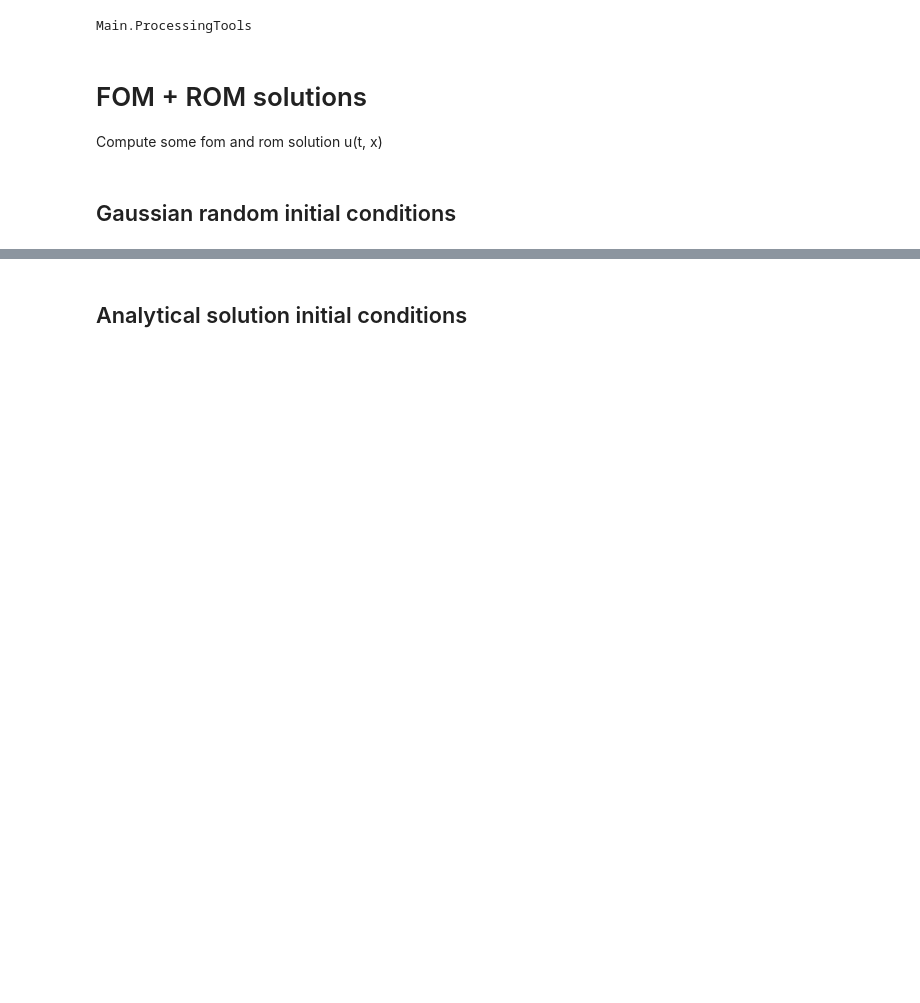
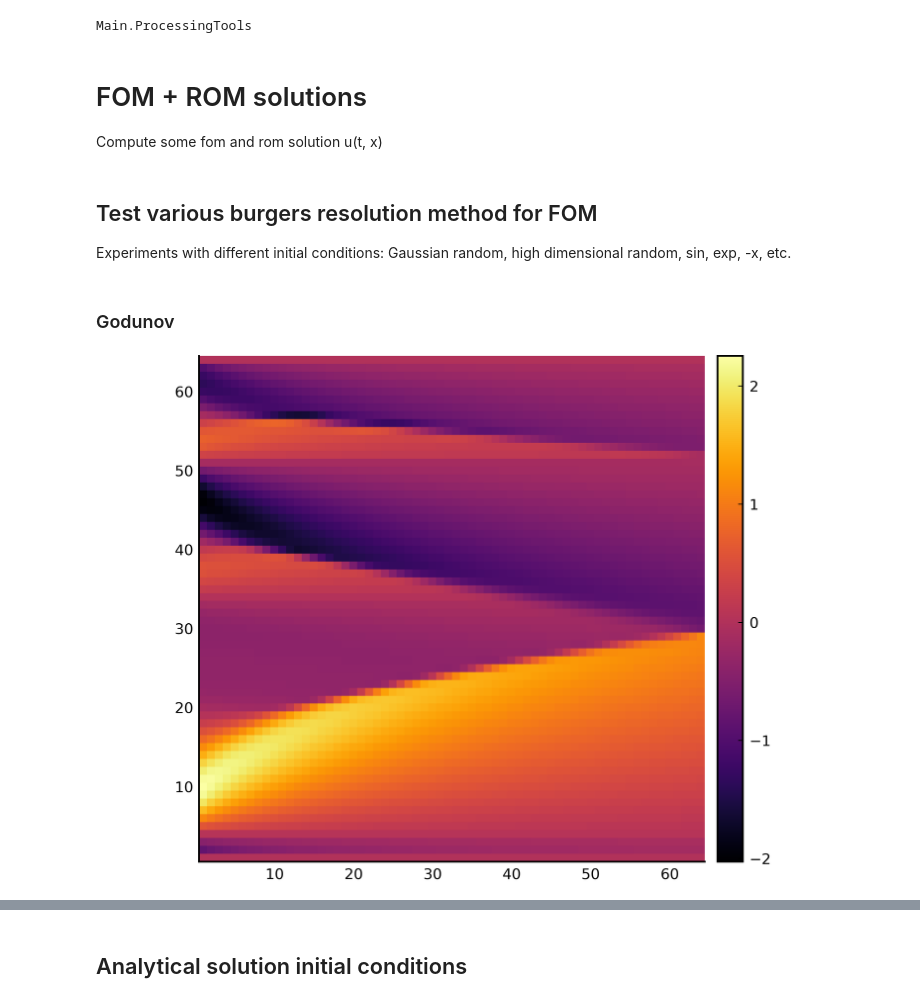
Before and after one commit to vdesgrange/closure-model, a Jupyter notebook: experiments/julia_src/neural_closure/burgers_equation_neural_ode.ipynb, the cells around one changed output, grey strips where cells are left out. Cells and saved outputs as stored; diff of their text form; code cells hidden in the pictures; blank space fills up the shorter version.

Commit message:
Update packages. Update julia notebook, generate hyper-parameter tuning plots.

```diff
--- a/experiments/julia_src/neural_closure/burgers_equation_neural_ode.ipynb
+++ b/experiments/julia_src/neural_closure/burgers_equation_neural_ode.ipynb
@@ -29,27 +29,34 @@ Main.ProcessingTools
 
 Compute some fom and rom solution u(t, x)
 # %% [markdown]
-## Gaussian random initial conditions
+## Test various burgers resolution method for FOM
+
+Experiments with different initial conditions: Gaussian random, high dimensional random, sin, exp, -x, etc.
 # %%
-t_max = 2.;
+t_max = 1.;
 t_min = 0.;
-x_max = 1.;
-x_min = -1.;
+x_max = pi;
+x_min = 0.;
 t_n = 64;
 x_n = 64;
 
-nu = 0.08;
+nu = 0.03;
 
 dt = round((t_max - t_min) / (t_n - 1), digits=8);
 dx = round((x_max - x_min) / (x_n - 1), digits=8);
 
 t = LinRange(t_min, t_max, t_n);
 x = LinRange(x_min, x_max, x_n);
+# %% [markdown]
+### Godunov
+# %%
+u0 = InitialFunctions.high_dim_random_init(t, x, 10);
+#u0 = exp.(-16 .* (x.^2));
+# u0 = InitialFunctions.advecting_shock(t, x, nu);
+# u0 = InitialFunctions.random_init(t, x);
+# u0 = -1 .* collect(x);
 # %%
-u0 = InitialFunctions.high_dim_random_init(t, x, 20);
-#u0 = exp.(-16 .* (x.^2));
-#u0 = InitialFunctions.advecting_shock(t, x, 0.001);
-# u0 = InitialFunctions.random_init(t, x);
-# u0 = -1 .* collect(x);
-t2, u = Equations.get_burgers_godunov(t, dx, x_n, nu, u0[1, :]);
-GraphicTools.show_state(u, "") # need to reverse u, odesolver switch dimensions
+t1, u1 = Equations.get_burgers_godunov(t, dx, x_n, nu, u0[1, :]);
+GraphicTools.show_state(u1, "") # need to reverse u, odesolver switch dimensions
+# %% [output]
+[figure, added]
```
Also changed, not shown: parts of 17 cells of this notebook, 3 other files.
